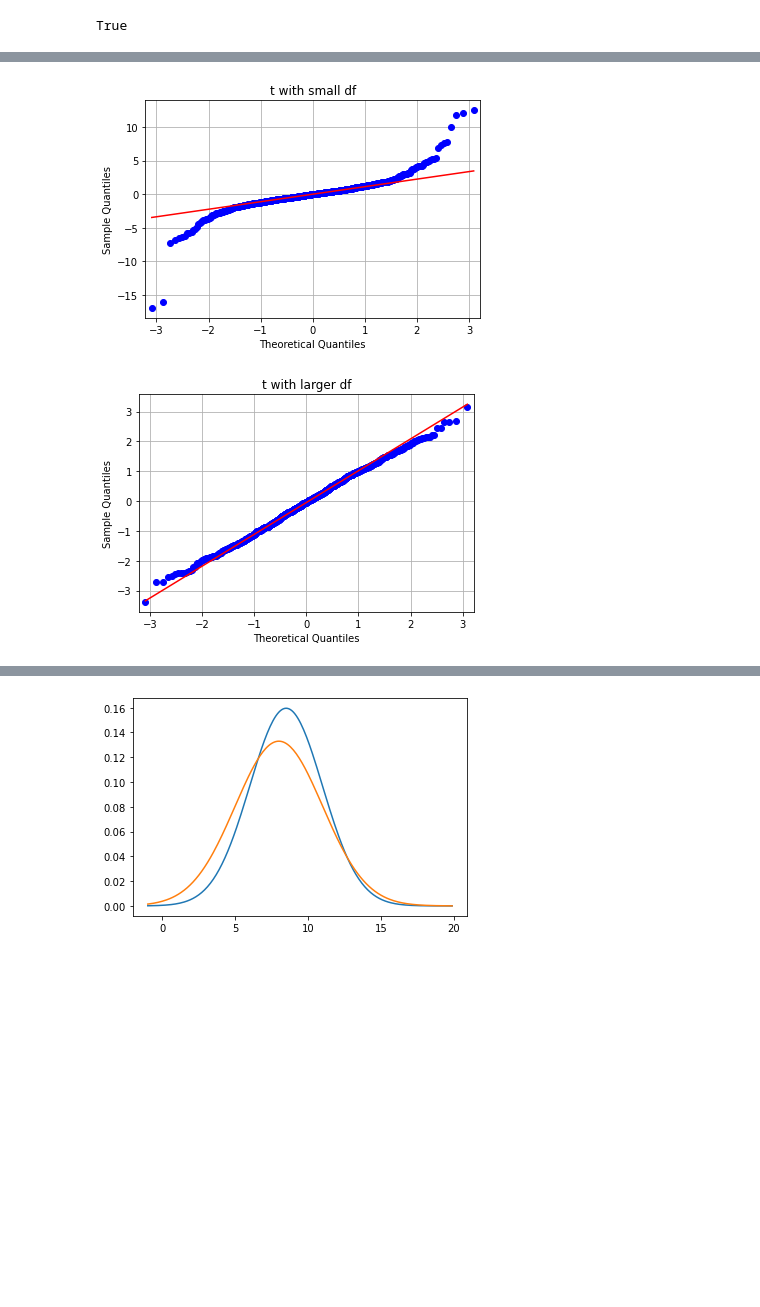
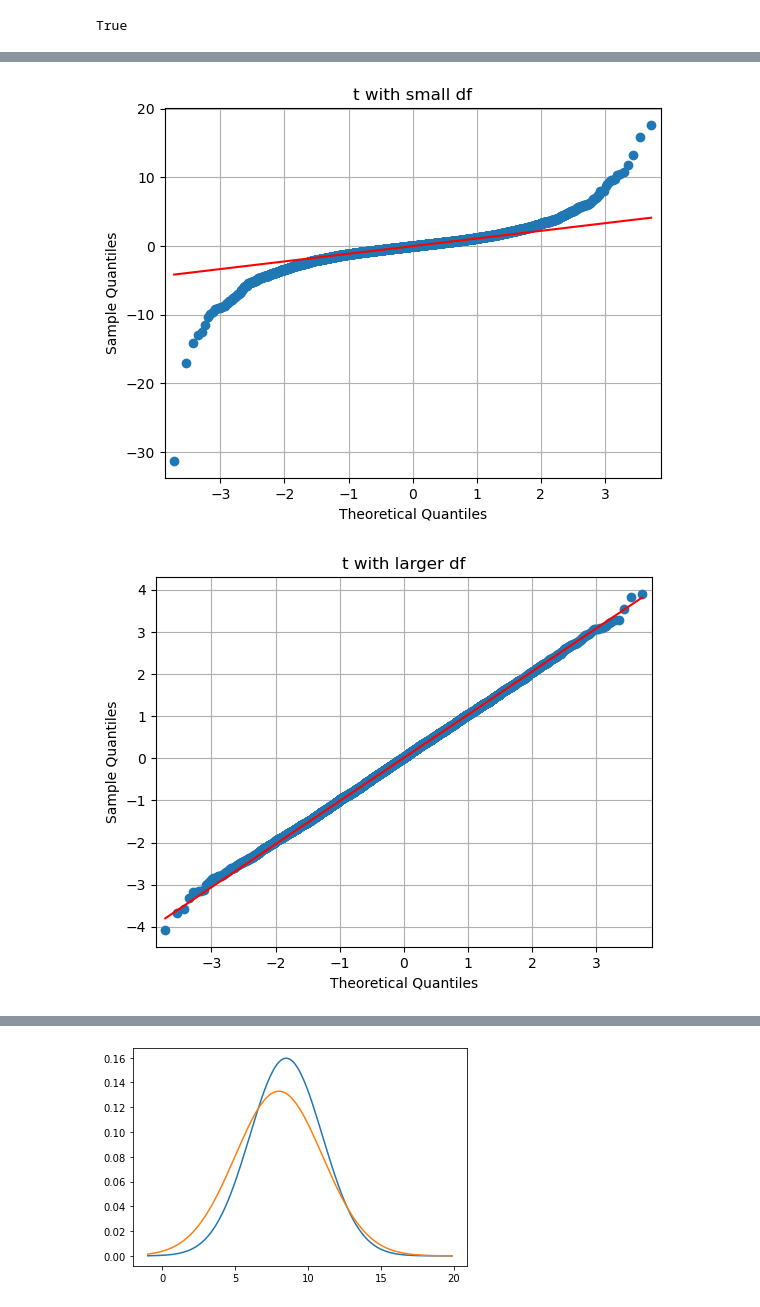
Before and after one commit to Diegoech188/SPF-2023-II, a Jupyter notebook: TEMA-2/Clase19_ComprobacionDeDistribuciones.ipynb, the cells around one changed output, grey strips where cells are left out. Drawn from its saved outputs; the diff is of its cells as text; code cells hidden in the pictures; blank space fills up the shorter version.

```diff
--- a/TEMA-2/Clase19_ComprobacionDeDistribuciones.ipynb
+++ b/TEMA-2/Clase19_ComprobacionDeDistribuciones.ipynb
@@ -191,24 +249,24 @@ plt.show()
 # %%
 ######## t-student
-nsample = 1000
+nsample = 10000
 #A t distribution with small degrees of freedom:
 x = st.t.rvs(3, size=nsample)
 # res = st.probplot(x, plot=plt)
 sm.qqplot(x, dist=getattr(st, 'norm') ,line='q')
 plt.title('t with small df')
 plt.grid()
 plt.show()
 
 #A t distribution with larger degrees of freedom:
 x = st.t.rvs(505, size=nsample)
 # res = st.probplot(x, plot=plt)
 sm.qqplot(x, dist=getattr(st, 'norm'), line='q')
 plt.title('t with larger df')
 plt.grid()
 plt.show()
 # %% [output]
-[figure, old version]
+[figure, new version]
-[figure, old version]
+[figure, new version]
 # %%
 ########### Ajustando una exponencial
 nsample = 500
```
Also changed, not shown: parts of 18 cells of this notebook, 5 other files.
